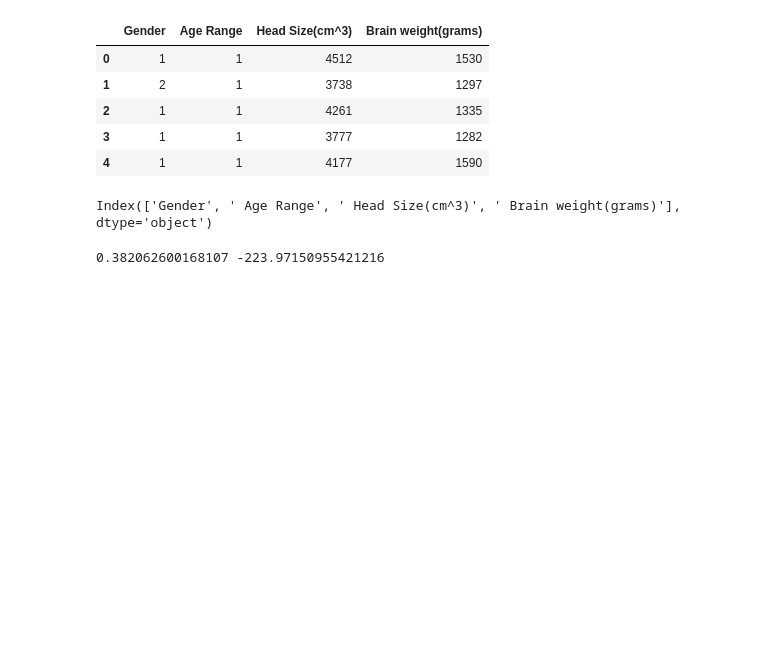
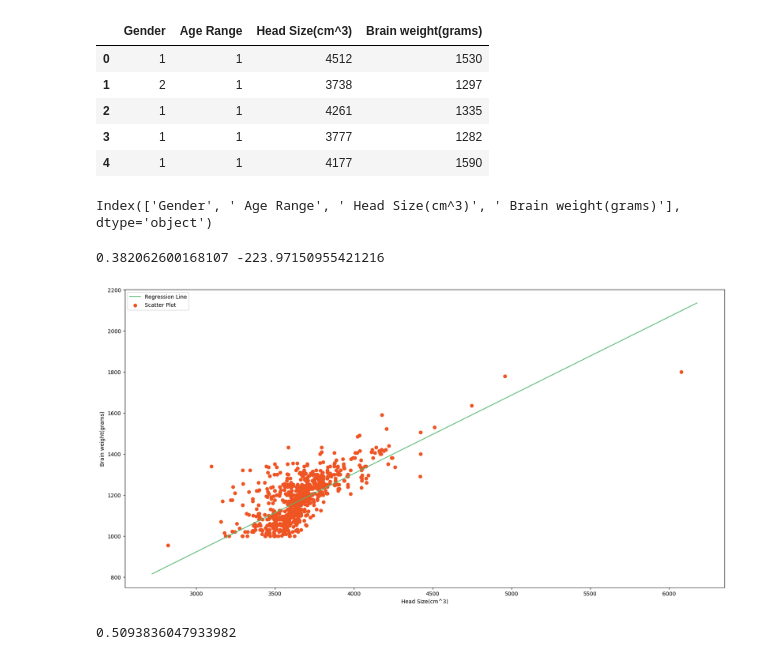
Before and after one commit to asifmuztaba1/machine-learning, a Jupyter notebook: linear-regression.ipynb, the cells around one changed output. Cells and saved outputs as stored; diff of their text form; code cells hidden in the pictures; blank space fills up the shorter version.

```diff
--- a/linear-regression.ipynb
+++ b/linear-regression.ipynb
@@ -46,16 +46,31 @@ print(b1,b0)
 # %%
 #plotting values and regression line
 max_x = np.max(X) + 100
 min_x = np.min(X) - 100
 
 #calculating line values x and y
 x = np.linspace(min_x, max_x, 1000)
 y = b0 + b1 * x
 
 #ploting line
 plt.plot(x, y, color = '#58b970', label = 'Regression Line')
 #plotting scatter points
 plt.scatter(X, Y, c = '#ef5423', label = "Scatter Plot")
 
 plt.xlabel('Head Size(cm^3)')
-plt.ylabel(
+plt.ylabel('Brain weight(grams)')
+plt.legend()
+plt.show()
+# %% [output]
+[figure, added]
+# %%
+ss_t = 0
+ss_r = 0
+for i in range(n):
+    y_pred = b0 + b1 * X[i]
+    ss_t += (Y[i] - mean_y) ** 2
+    ss_r += (Y[i] - y_pred) ** 2
+r2 = 1 - (ss_r/ss_t)
+print(r2)
+# %% [output]
+0.5093836047933982
```
